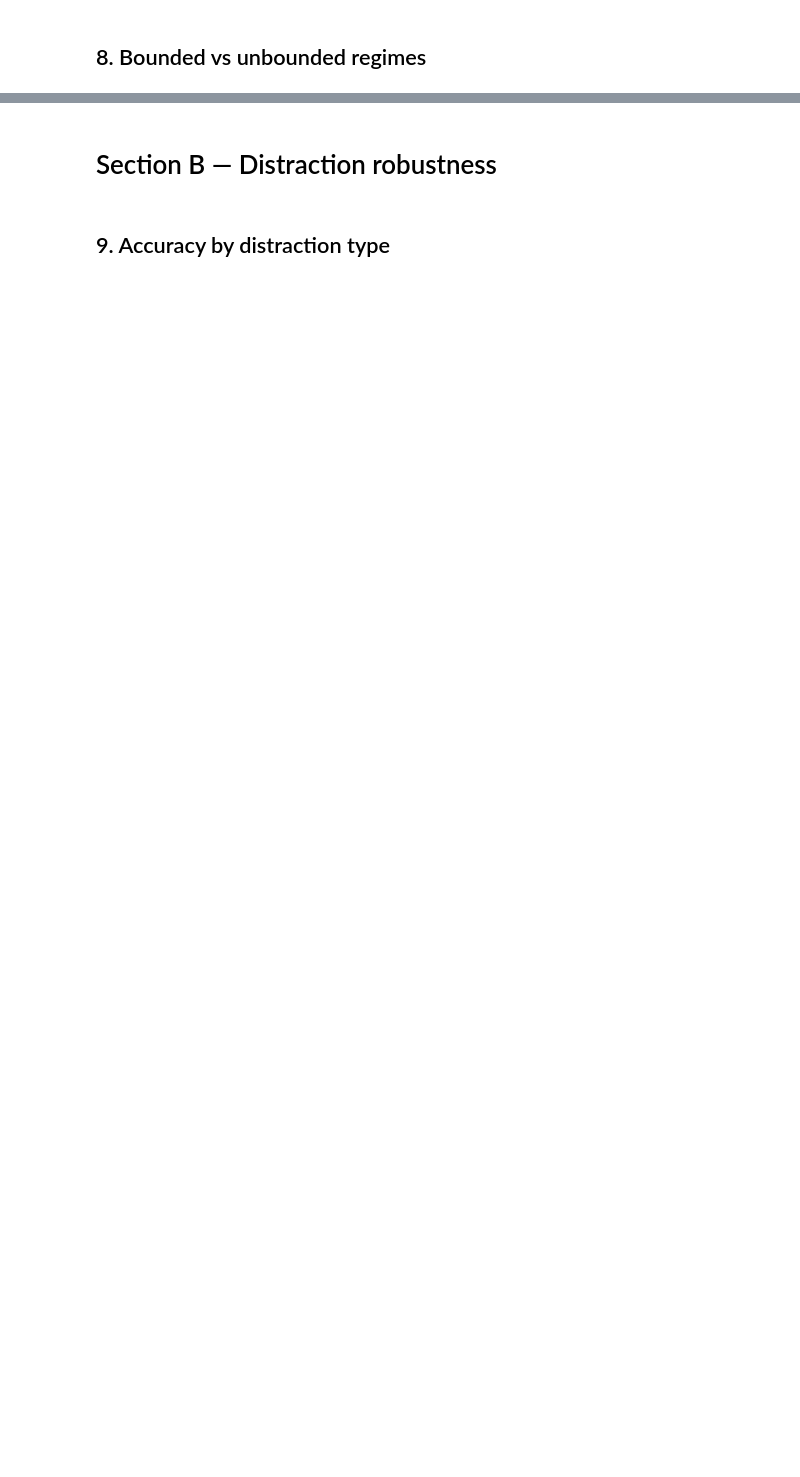
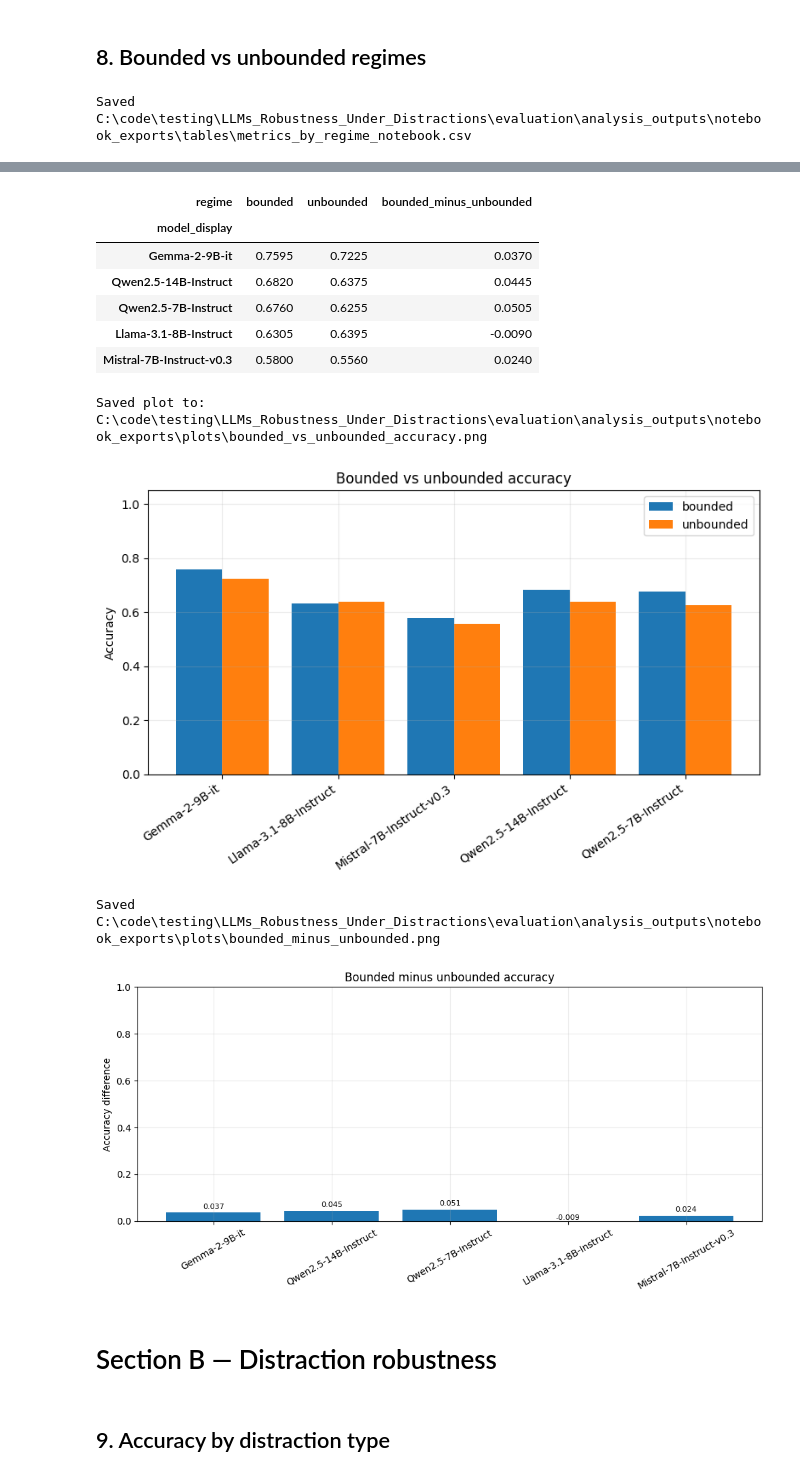
Before and after one commit to FabianMenekshi/LLMs_Robustness_Under_Distractions, a Jupyter notebook: evaluation/analysis/model_comparison_analysis_fixed_paths.ipynb, the cells around one changed output, grey strips where cells are left out. Drawn from its saved outputs; the diff is of its cells as text; code cells hidden in the pictures; blank space fills up the shorter version.

```diff
--- a/evaluation/analysis/model_comparison_analysis_fixed_paths.ipynb
+++ b/evaluation/analysis/model_comparison_analysis_fixed_paths.ipynb
@@ -526,9 +595,11 @@ by_regime = summarize(["model", "model_display", "regime"])
 save_table(by_regime, "metrics_by_regime_notebook.csv")
 display(by_regime)
 
-regime_pivot = by_regime.pivot(index="model_display", columns="regime", values="accuracy").reindex(model_display_order)
+regime_pivot = by_regime.pivot_table(index="model_display", columns="regime", values="accuracy", aggfunc="mean").reindex(model_display_order)
 regime_pivot["bounded_minus_unbounded"] = regime_pivot["bounded"] - regime_pivot["unbounded"]
 display(regime_pivot)
 
 plot_grouped_bar(by_regime, "model_display", "regime", "accuracy", "Bounded vs unbounded accuracy", filename="bounded_vs_unbounded_accuracy.png")
 plot_bar(regime_pivot.reset_index(), "model_display", "bounded_minus_unbounded", "Bounded minus unbounded accuracy", ylabel="Accuracy difference", filename="bounded_minus_unbounded.png")
+# %% [output]
+Saved C:\code\testing\LLMs_Robustness_Under_Distractions\evaluation\analysis_outputs\notebook_exports\tables\metrics_by_regime_notebook.csv
@@ -535,3 +617,14 @@ plot_bar(regime_pivot.reset_index(), "model_display", "bounded_minus_unbounded",
+| regime | bounded | unbounded | bounded_minus_unbounded |
+| model_display |  |  |  |
+| Gemma-2-9B-it | 0.7595 | 0.7225 | 0.0370 |
+| Qwen2.5-14B-Instruct | 0.6820 | 0.6375 | 0.0445 |
+| Qwen2.5-7B-Instruct | 0.6760 | 0.6255 | 0.0505 |
+| Llama-3.1-8B-Instruct | 0.6305 | 0.6395 | -0.0090 |
+| Mistral-7B-Instruct-v0.3 | 0.5800 | 0.5560 | 0.0240 |
+Saved plot to: C:\code\testing\LLMs_Robustness_Under_Distractions\evaluation\analysis_outputs\notebook_exports\plots\bounded_vs_unbounded_accuracy.png
+[figure, added]
+Saved C:\code\testing\LLMs_Robustness_Under_Distractions\evaluation\analysis_outputs\notebook_exports\plots\bounded_minus_unbounded.png
+[figure, added]
 # %% [markdown]
 # Section B — Distraction robustness
 # %% [markdown]
```
Also changed, not shown: parts of 20 cells of this notebook, 28 other files.
